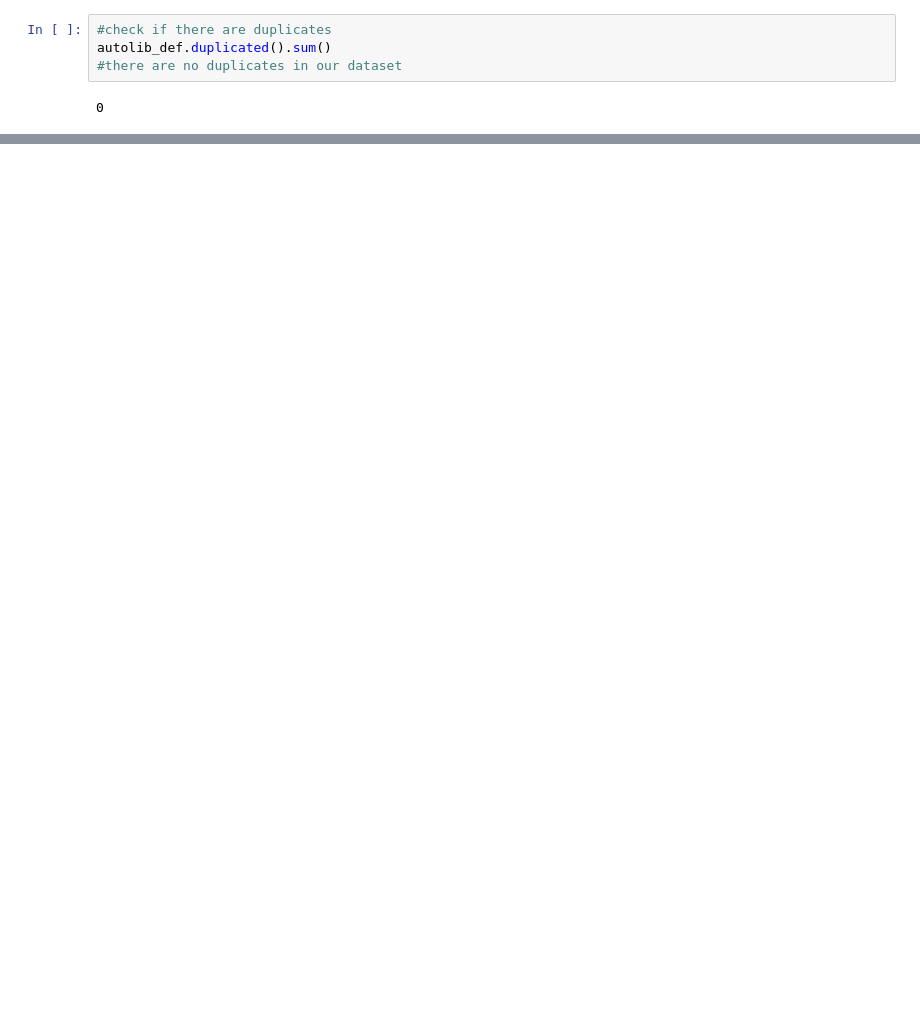
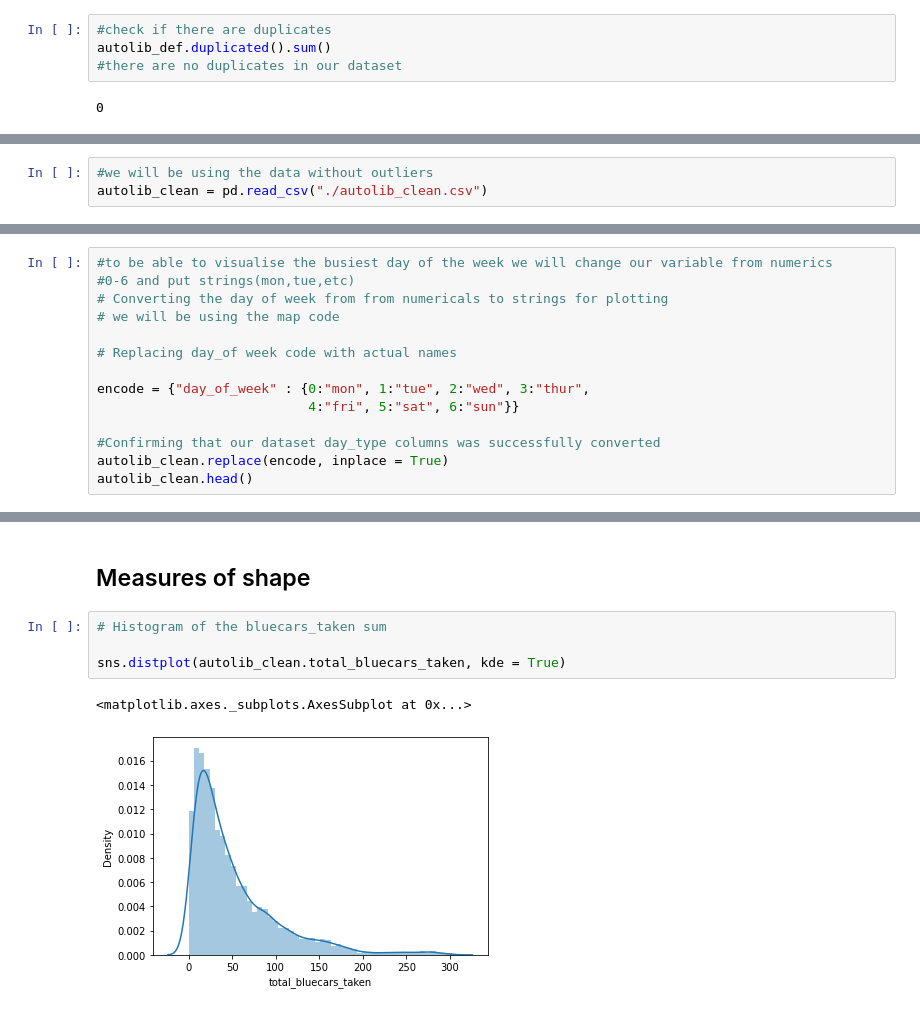
Before and after one commit to Eswa2020/moringa_school_projects, a Jupyter notebook: Esther_Wairimu_Kamau_Independent_project_week_2.ipynb, the cells around one changed output, grey strips where cells are left out. Cells and saved outputs as stored; diff of their text form; blank space fills up the shorter version.

```diff
--- a/Esther_Wairimu_Kamau_Independent_project_week_2.ipynb
+++ b/Esther_Wairimu_Kamau_Independent_project_week_2.ipynb
@@ -284,0 +342,3 @@ IQR = Q3 - Q1
+# %%
+#we will be using the data without outliers
+autolib_clean = pd.read_csv("./autolib_clean.csv")
@@ -284,0 +442,14 @@ IQR = Q3 - Q1
+# %%
+#to be able to visualise the busiest day of the week we will change our variable from numerics
+#0-6 and put strings(mon,tue,etc)
+# Converting the day of week from from numericals to strings for plotting
+# we will be using the map code
+
+# Replacing day_of week code with actual names
+
+encode = {"day_of_week" : {0:"mon", 1:"tue", 2:"wed", 3:"thur",
+                           4:"fri", 5:"sat", 6:"sun"}}
+
+#Confirming that our dataset day_type columns was successfully converted
+autolib_clean.replace(encode, inplace = True)
+autolib_clean.head()
@@ -284,0 +524,9 @@ IQR = Q3 - Q1
+# %% [markdown]
+##  Measures of shape
+# %%
+# Histogram of the bluecars_taken sum
+
+sns.distplot(autolib_clean.total_bluecars_taken, kde = True)
+# %% [output]
+<matplotlib.axes._subplots.AxesSubplot at 0x...>
+[figure, added]
```
Also changed, not shown: parts of 136 cells of this notebook.
